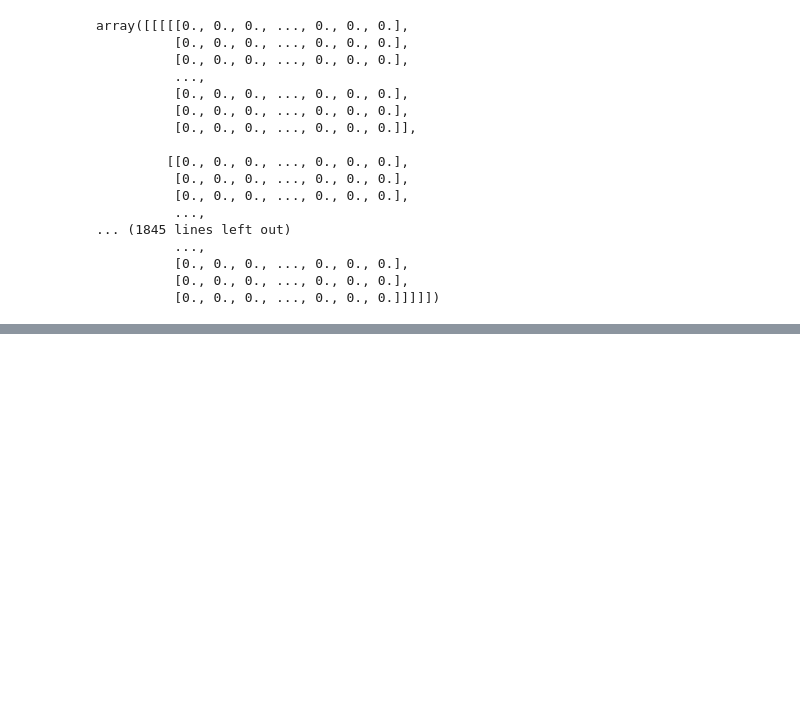
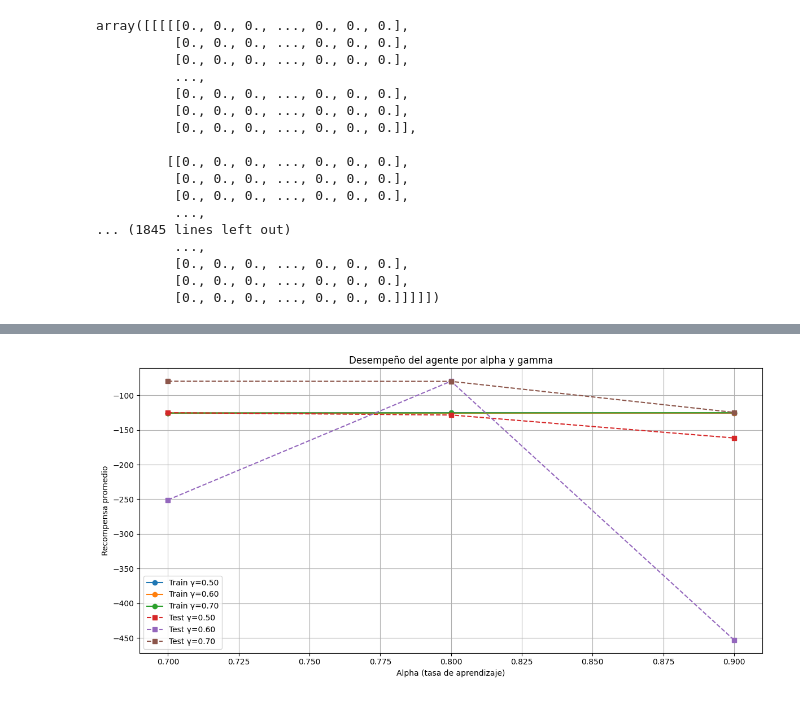
Before and after one commit to FelipeBriosso/InteligenciaArtificial, a Jupyter notebook: descent-env/continuous_descent_env.ipynb, the cells around one changed output, grey strips where cells are left out. Cells and saved outputs as stored; diff of their text form; code cells hidden in the pictures; blank space fills up the shorter version.

```diff
--- a/descent-env/continuous_descent_env.ipynb
+++ b/descent-env/continuous_descent_env.ipynb
@@ -195,0 +327,12 @@ steps 13
+# %%
+results = [
+    {'alpha': 0.7, 'gamma': 0.5, 'episodes': 5000, 'train_avg_reward': -125.67776288435766, 'test_avg_reward': -125.14546692599998, 'stochastic': True},
+    {'alpha': 0.7, 'gamma': 0.6, 'episodes': 5000, 'train_avg_reward': -125.59232916651933, 'test_avg_reward': -250.8641859828, 'stochastic': True},
+    {'alpha': 0.7, 'gamma': 0.7, 'episodes': 5000, 'train_avg_reward': -125.57839614049101, 'test_avg_reward': -79.72563557216668, 'stochastic': True},
+    {'alpha': 0.8, 'gamma': 0.5, 'episodes': 5000, 'train_avg_reward': -125.14129169011733, 'test_avg_reward': -128.42927534706666, 'stochastic': True},
+    {'alpha': 0.8, 'gamma': 0.6, 'episodes': 5000, 'train_avg_reward': -125.73452672263167, 'test_avg_reward': -79.71799111783332, 'stochastic': True},
+    {'alpha': 0.8, 'gamma': 0.7, 'episodes': 5000, 'train_avg_reward': -125.48999245606265, 'test_avg_reward': -79.93045225200001, 'stochastic': True},
+    {'alpha': 0.9, 'gamma': 0.5, 'episodes': 5000, 'train_avg_reward': -125.78453329165934, 'test_avg_reward': -161.5915210868, 'stochastic': True},
+    {'alpha': 0.9, 'gamma': 0.6, 'episodes': 5000, 'train_avg_reward': -125.58725493989434, 'test_avg_reward': -452.9643976, 'stochastic': True},
+    {'alpha': 0.9, 'gamma': 0.7, 'episodes': 5000, 'train_avg_reward': -125.21662699160902, 'test_avg_reward': -124.70271689400002, 'stochastic': True}
+]
@@ -195,0 +369,36 @@ steps 13
+# %%
+from collections import defaultdict
+
+import matplotlib.pyplot as plt
+
+# Organizar resultados por gamma
+
+train_by_gamma = defaultdict(list)
+test_by_gamma = defaultdict(list)
+
+for res in results:
+    gamma = res["gamma"]
+    train_by_gamma[gamma].append((res["alpha"], res["train_avg_reward"]))
+    test_by_gamma[gamma].append((res["alpha"], res["test_avg_reward"]))
+
+plt.figure(figsize=(12, 6))
+
+for gamma in sorted(train_by_gamma.keys()):
+    sorted_data = sorted(train_by_gamma[gamma], key=lambda x: x[0])
+    alphas_sorted, rewards = zip(*sorted_data)
+    plt.plot(alphas_sorted, rewards, marker='o', label=f'Train γ={gamma:.2f}')
+
+for gamma in sorted(test_by_gamma.keys()):
+    sorted_data = sorted(test_by_gamma[gamma], key=lambda x: x[0])
+    alphas_sorted, rewards = zip(*sorted_data)
+    plt.plot(alphas_sorted, rewards, marker='s', linestyle='--', label=f'Test γ={gamma:.2f}')
+
+plt.xlabel('Alpha (tasa de aprendizaje)')
+plt.ylabel('Recompensa promedio')
+plt.title('Desempeño del agente por alpha y gamma')
+plt.legend()
+plt.grid(True)
+plt.tight_layout()
+plt.show()
+# %% [output]
+[figure, added]
```
Also changed, not shown: parts of 29 cells of this notebook, 3 other files.
